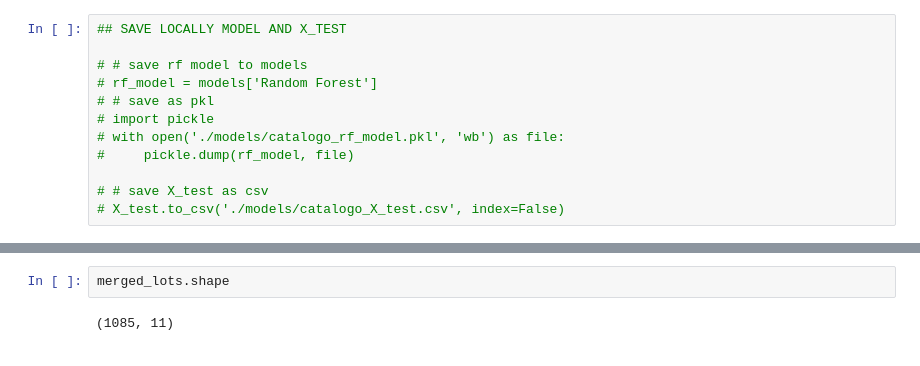
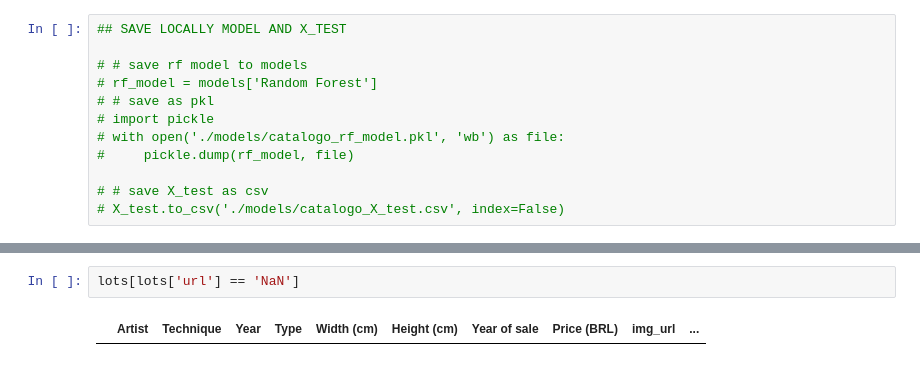
Before and after one commit to cryptogazzetta/Arte, a Jupyter notebook: analysis/catalogo_das_artes.ipynb, the cells around one changed output, grey strips where cells are left out. Saved outputs shown, nothing was run; the diff lists cells and outputs as text.

```diff
--- a/analysis/catalogo_das_artes.ipynb
+++ b/analysis/catalogo_das_artes.ipynb
@@ -264,4 +275,4 @@ Litogragias de Marc Chagall vendidas em leilão
-# %%
-merged_lots.shape
-# %% [output]
-(1085, 11)
+# %%
+lots[lots['url'] == 'NaN']
+# %% [output]
+|  | Artist | Technique | Year | Type | Width (cm) | Height (cm) | Year of sale | Price (BRL) | img_url | ... |
```
Also changed, not shown: parts of 20 cells of this notebook, 12 other files.
